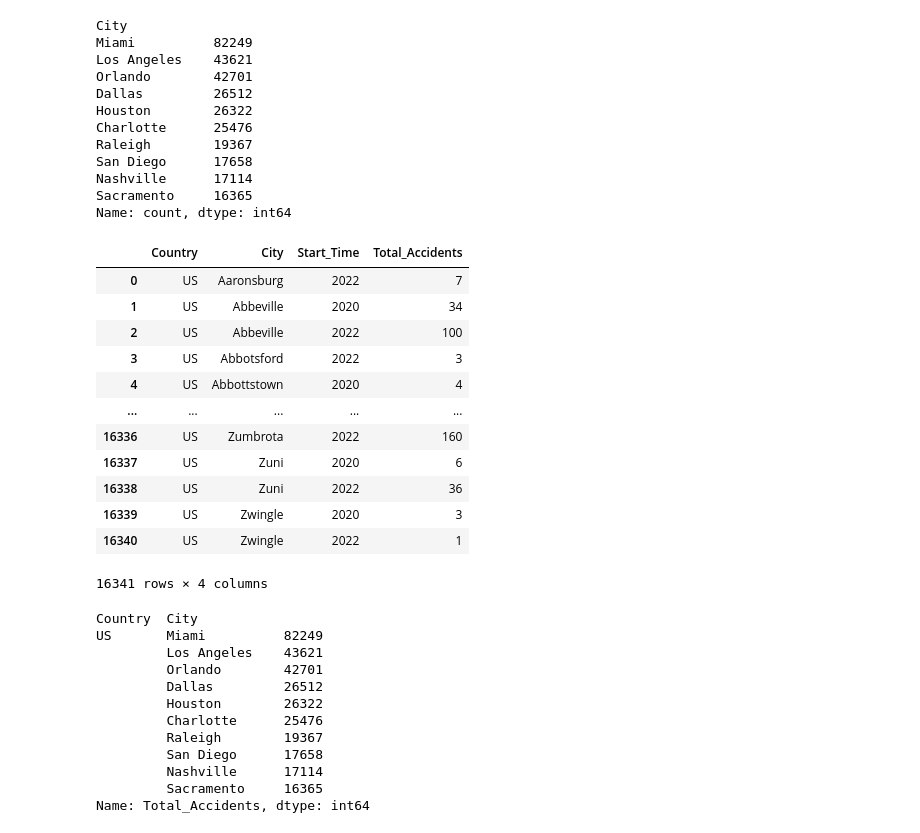
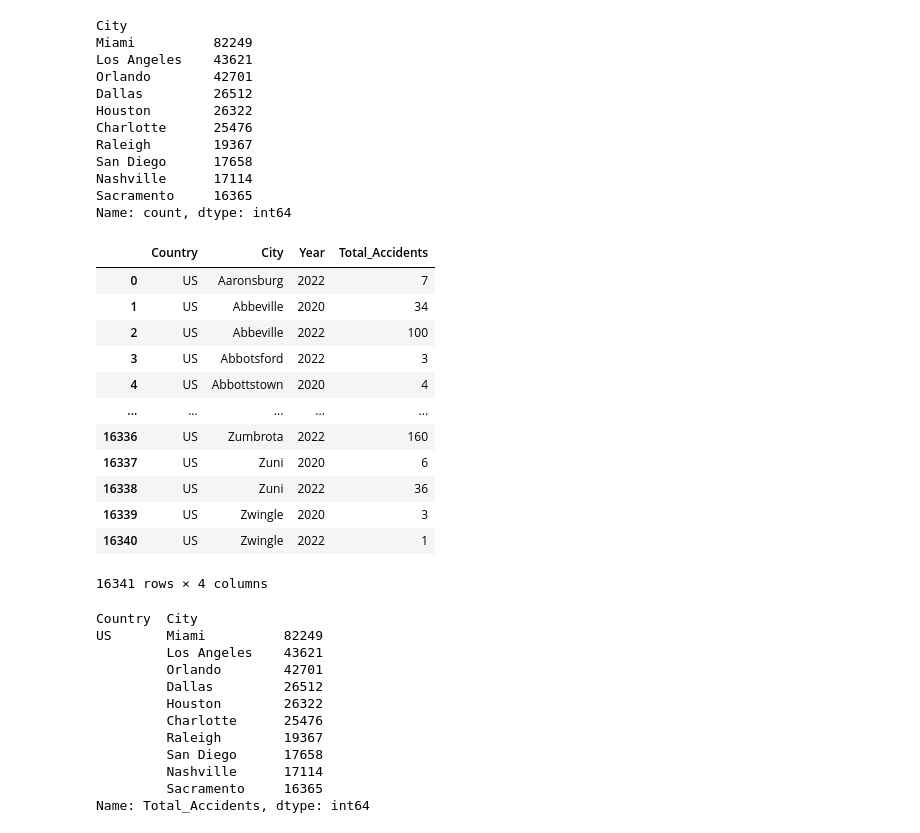
Before and after one commit to sAndreotti/VisualAnalytics, a Jupyter notebook: Assignment 1/Assignment1.ipynb, the cells around one changed output. Saved outputs shown, nothing was run; the diff lists cells and outputs as text; code cells hidden in the pictures.

```diff
--- a/Assignment 1/Assignment1.ipynb
+++ b/Assignment 1/Assignment1.ipynb
@@ -174,9 +174,10 @@ Name: count, dtype: int64
 # %%
 #Provide yearly total number of car accidents in 2020 and 2022 for each Country and City combination
 accidents_data = restricted_data.groupby(['Country','City', restricted_data.Start_Time.dt.year]).size().reset_index(name='Total_Accidents')
+accidents_data.rename(columns={'Start_Time':'Year'}, inplace=True)
 accidents_data
 # %% [output]
-|  | Country | City | Start_Time | Total_Accidents |
+|  | Country | City | Year | Total_Accidents |
 | 0 | US | Aaronsburg | 2022 | 7 |
 | 1 | US | Abbeville | 2020 | 34 |
 | 2 | US | Abbeville | 2022 | 100 |
```
Also changed, not shown: parts of 7 cells of this notebook.
